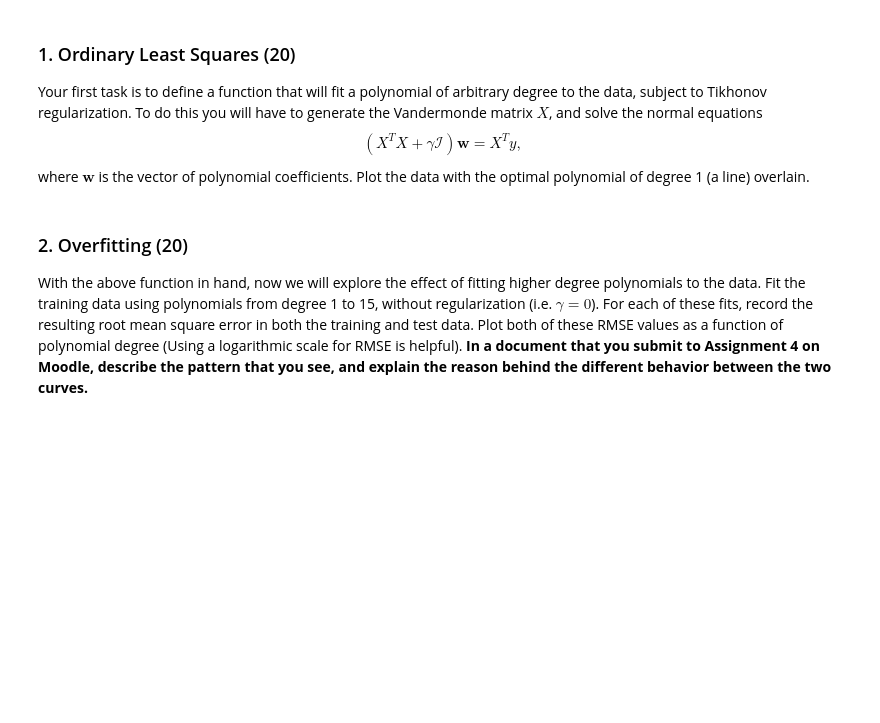
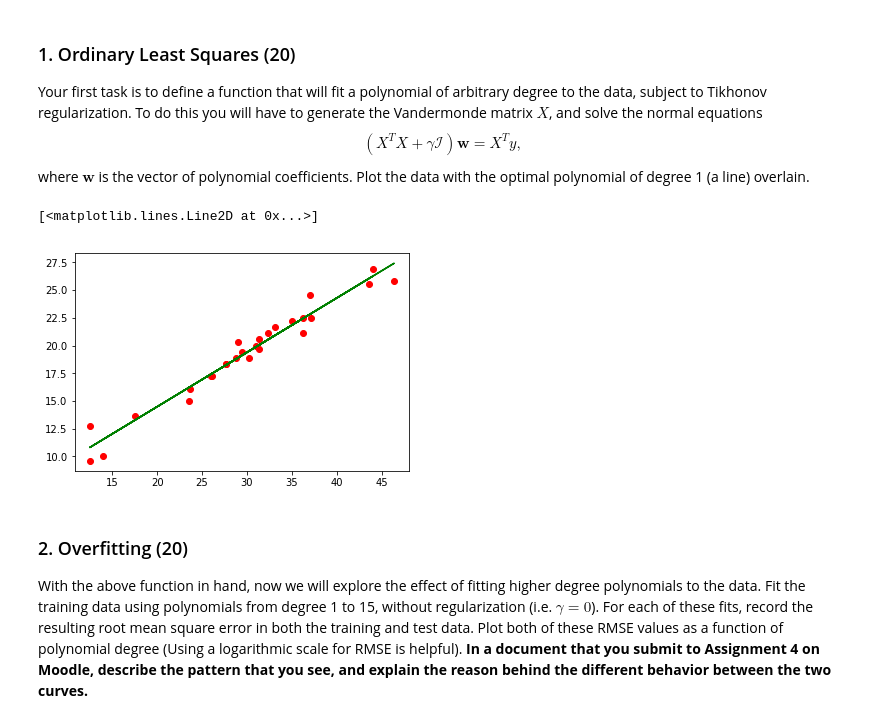
Before and after one commit to UMT-CS447-547-Fall-2018/Homework_4, a Jupyter notebook: Homework_4.ipynb, the cells around one changed output. Saved outputs shown, nothing was run; the diff lists cells and outputs as text; code cells hidden in the pictures; blank space fills up the shorter version.

```diff
--- a/Homework_4.ipynb
+++ b/Homework_4.ipynb
@@ -195,14 +205,31 @@ $$
 (X^T X + \gamma \mathcal{I}) \mathbf{w} = X^T y,
 $$
 where $\mathbf{w}$ is the vector of polynomial coefficients.  Plot the data with the optimal polynomial of degree 1 (a line) overlain.
-# %%
-def fit_polynomial(X,y,d,gamma=0):
-    """  Find the ordinary least squares fit of an independent
-        variable X to a dependent variable y"""
-    X_vander = None #!
-    W = None  #!
-
-    return W
+# %%
+
+def fit_polynomial(X,y,d,gamma=0):
+    """  Find the ordinary least squares fit of an independent
+        variable X to a dependent variable y"""
+
+    X_vander = np.vander(X,d+1,increasing=True)
+    I = np.identity(len(X_vander[0])) # make an identity matrix compatible with X_vander
+
+    leftSide = X_vander.T@X_vander + gamma*I
+    rightSide = X_vander.T@y
+    W = np.linalg.solve(leftSide, rightSide)
+
+    return W
+
+# Plot best fit with polynomial degree 1
+W_1 = fit_polynomial(X_train, y_train, 1, gamma=0)
+X_1 = np.vander(X_train,2,increasing=True)
+
+plt.plot(X_train, y_train, 'ro')
+line = X_1@W_1
+plt.plot(X_train, line, '-g')
+# %% [output]
+[<matplotlib.lines.Line2D at 0x...>]
+[figure, added]
 # %% [markdown]
 ### 2. Overfitting (20)
 With the above function in hand, now we will explore the effect of fitting higher degree polynomials to the data.  Fit the training data using polynomials from degree 1 to 15, without regularization (i.e. $\gamma=0$).  For each of these fits, record the resulting root mean square error in both the training and test data.  Plot both of these RMSE values as a function of polynomial degree (Using a logarithmic scale for RMSE is helpful).  **In a document that you submit to Assignment 4 on Moodle, describe the pattern that you see, and explain the reason behind the different behavior between the two curves.**
```
Also changed, not shown: parts of 3 cells of this notebook, 1 other file.
